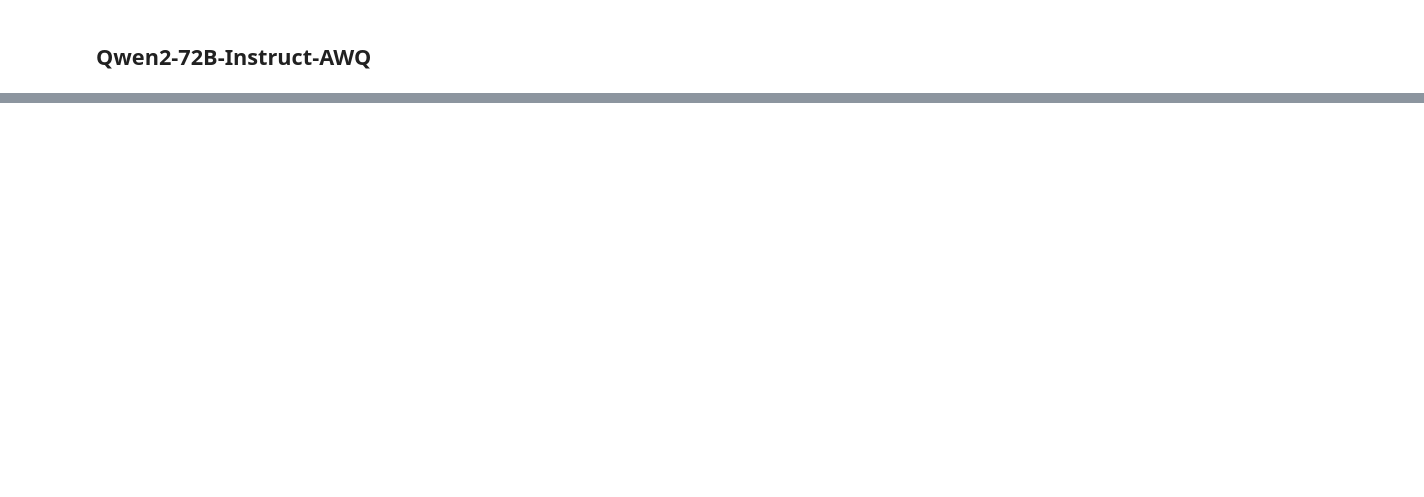
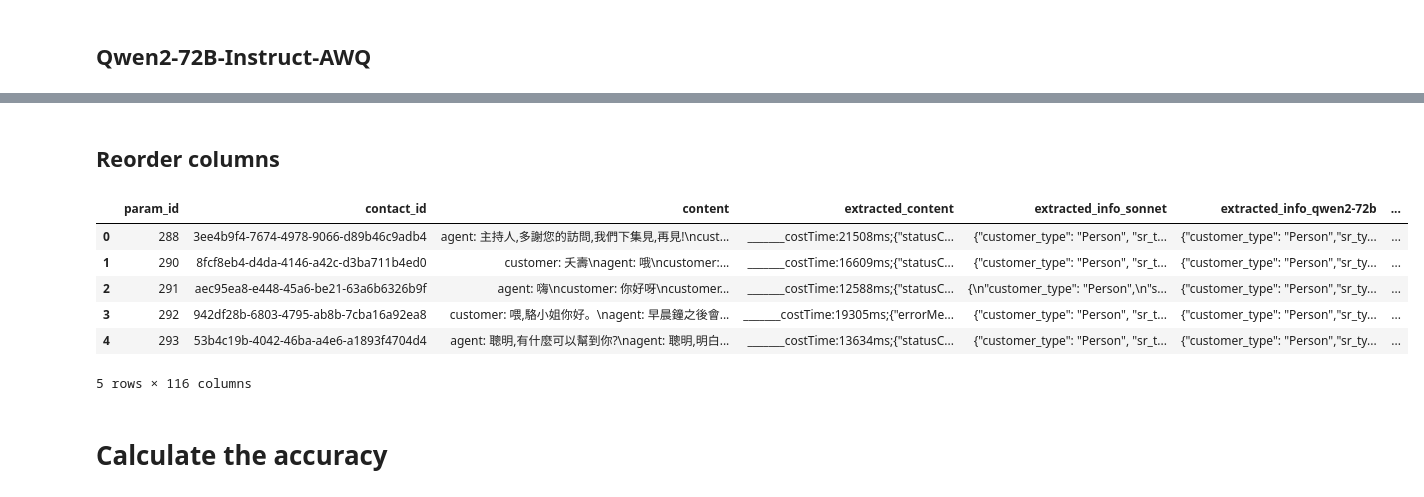
Before and after one commit to Chevolier/Qwen2, a Jupyter notebook: extract_info.ipynb, the cells around one changed output, grey strips where cells are left out. Drawn from its saved outputs; the diff is of its cells as text; code cells hidden in the pictures; blank space fills up the shorter version.

```diff
--- a/extract_info.ipynb
+++ b/extract_info.ipynb
@@ -307,0 +1300,39 @@ df.to_csv("outputs/对话提取结果.csv", index=False)
+# %% [markdown]
+## Reorder columns
+# %%
+all_columns = df_expanded.columns.tolist()
+
+# First 4 columns to remain in the front
+fixed_columns = ['param_id', 'contact_id', 'content', 'extracted_content', 'extracted_info_sonnet', 'extracted_info_qwen2-72b', 'extracted_info_qwen2-7b', 'extracted_info_llama3-70b', 'extracted_info_llama3-8b', 'extracted_info_glm4-9b']
+# fixed_columns = ['param_id', 'contact_id', 'content', 'extracted_content', 'extracted_info_sonnet', 'extracted_info_qwen2-7b', 'extracted_info_llama3-8b', 'extracted_info_glm4-9b']
+
+# Remaining columns
+remaining_columns = [col for col in all_columns if col not in fixed_columns]
+
+# Group remaining columns by their model prefix
+grouped_columns = {}
+for col in remaining_columns:
+    prefix = '_'.join(col.split('_')[:-1])  # assuming model prefix is always second part after split by '_'
+    if prefix not in grouped_columns:
+        grouped_columns[prefix] = []
+    grouped_columns[prefix].append(col)
+
+# Create the new column order
+new_column_order = fixed_columns
+for prefix in grouped_columns: # sorted(grouped_columns):
+    new_column_order.extend(grouped_columns[prefix])
+
+# Reassign columns to the DataFrame
+df_all = df_expanded[new_column_order]
+# df_all.to_csv("outputs/对话提取结果_all_models.csv", index=False)
+df_all.head()
+# %% [output]
+|  | param_id | contact_id | content | extracted_content | extracted_info_sonnet | extracted_info_qwen2-72b | ... |
+| 0 | 288 | 3ee4b9f4-7674-4978-9066-d89b46c9adb4 | agent: 主持人,多謝您的訪問,我們下集見,再見!\ncust... | _______costTime:21508ms;{"statusC... | {"customer_type": "Person", "sr_t... | {"customer_type": "Person","sr_ty... | ... |
+| 1 | 290 | 8fcf8eb4-d4da-4146-a42c-d3ba711b4ed0 | customer: 夭壽\nagent: 哦\ncustomer:... | _______costTime:16609ms;{"statusC... | {"customer_type": "Person", "sr_t... | {"customer_type": "Person","sr_ty... | ... |
+| 2 | 291 | aec95ea8-e448-45a6-be21-63a6b6326b9f | agent: 嗨\ncustomer: 你好呀\ncustomer... | _______costTime:12588ms;{"statusC... | {\n"customer_type": "Person",\n"s... | {"customer_type": "Person","sr_ty... | ... |
+| 3 | 292 | 942df28b-6803-4795-ab8b-7cba16a92ea8 | customer: 喂,駱小姐你好。\nagent: 早晨鐘之後會... | _______costTime:19305ms;{"errorMe... | {"customer_type": "Person", "sr_t... | {"customer_type": "Person","sr_ty... | ... |
+| 4 | 293 | 53b4c19b-4042-46ba-a4e6-a1893f4704d4 | agent: 聰明,有什麼可以幫到你?\nagent: 聰明,明白... | _______costTime:13634ms;{"statusC... | {"customer_type": "Person", "sr_t... | {"customer_type": "Person","sr_ty... | ... |
+5 rows × 116 columns
+# %% [markdown]
+# Calculate the accuracy
```
Also changed, not shown: parts of 51 cells of this notebook, 6 other files.
